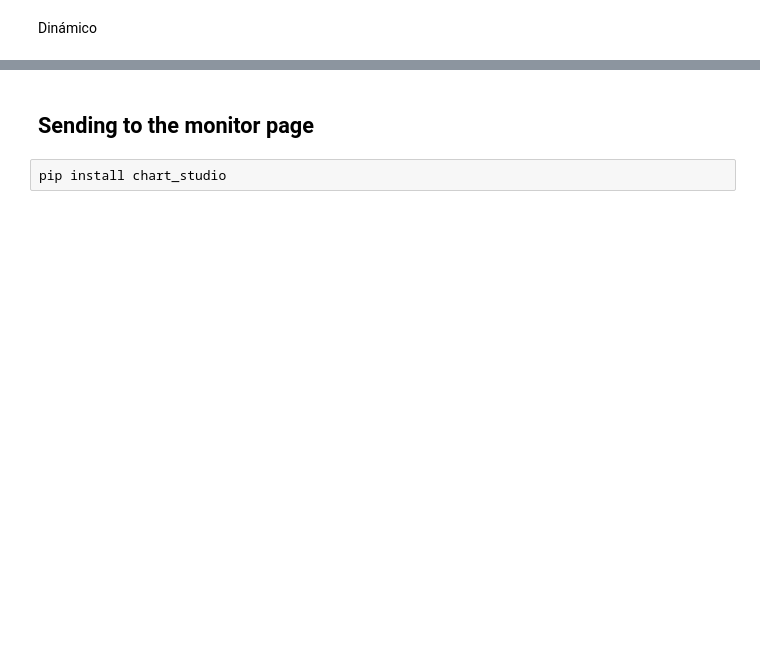
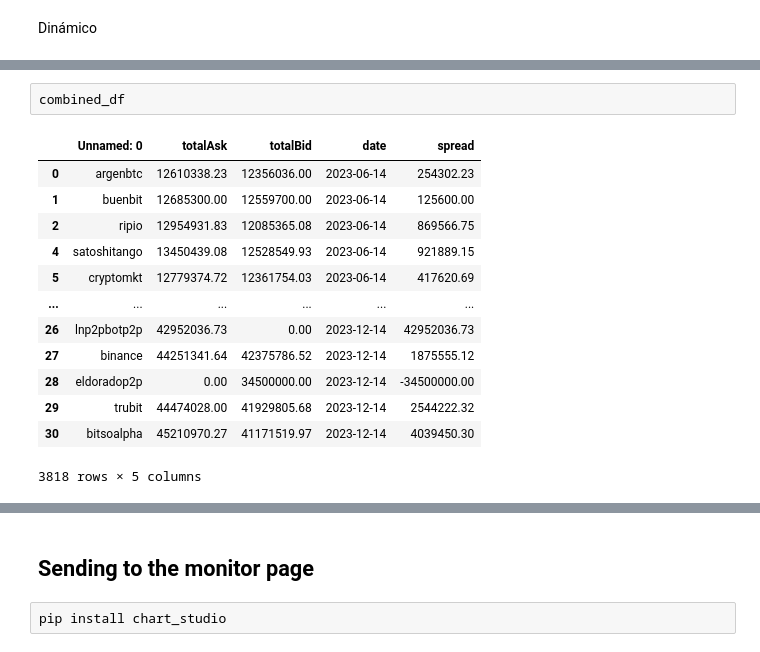
Before and after one commit to emigiupponi/btc-ranking-prices-arg, a Jupyter notebook: btc-ranking-prices-in-argentina.ipynb, the cells around one changed output, grey strips where cells are left out. Saved outputs shown, nothing was run; the diff lists cells and outputs as text; blank space fills up the shorter version.

```diff
--- a/btc-ranking-prices-in-argentina.ipynb
+++ b/btc-ranking-prices-in-argentina.ipynb
@@ -707,0 +686,16 @@ plt.show()
+# %%
+combined_df
+# %% [output]
+|  | Unnamed: 0 | totalAsk | totalBid | date | spread |
+| 0 | argenbtc | 12610338.23 | 12356036.00 | 2023-06-14 | 254302.23 |
+| 1 | buenbit | 12685300.00 | 12559700.00 | 2023-06-14 | 125600.00 |
+| 2 | ripio | 12954931.83 | 12085365.08 | 2023-06-14 | 869566.75 |
+| 4 | satoshitango | 13450439.08 | 12528549.93 | 2023-06-14 | 921889.15 |
+| 5 | cryptomkt | 12779374.72 | 12361754.03 | 2023-06-14 | 417620.69 |
+| ... | ... | ... | ... | ... | ... |
+| 26 | lnp2pbotp2p | 42952036.73 | 0.00 | 2023-12-14 | 42952036.73 |
+| 27 | binance | 44251341.64 | 42375786.52 | 2023-12-14 | 1875555.12 |
+| 28 | eldoradop2p | 0.00 | 34500000.00 | 2023-12-14 | -34500000.00 |
+| 29 | trubit | 44474028.00 | 41929805.68 | 2023-12-14 | 2544222.32 |
+| 30 | bitsoalpha | 45210970.27 | 41171519.97 | 2023-12-14 | 4039450.30 |
+3818 rows × 5 columns
```
Also changed, not shown: parts of 18 cells of this notebook.
